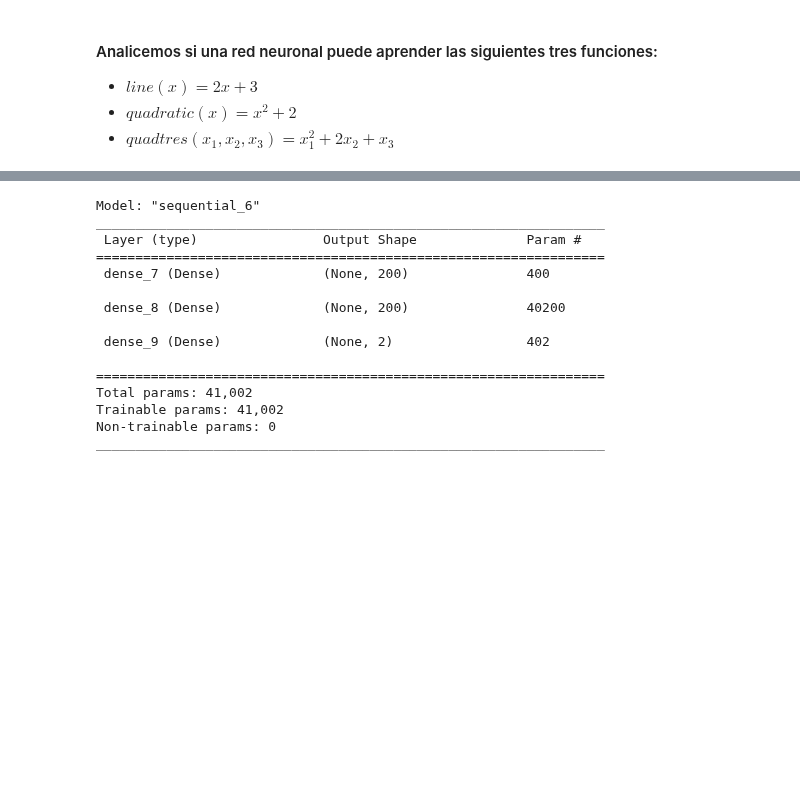
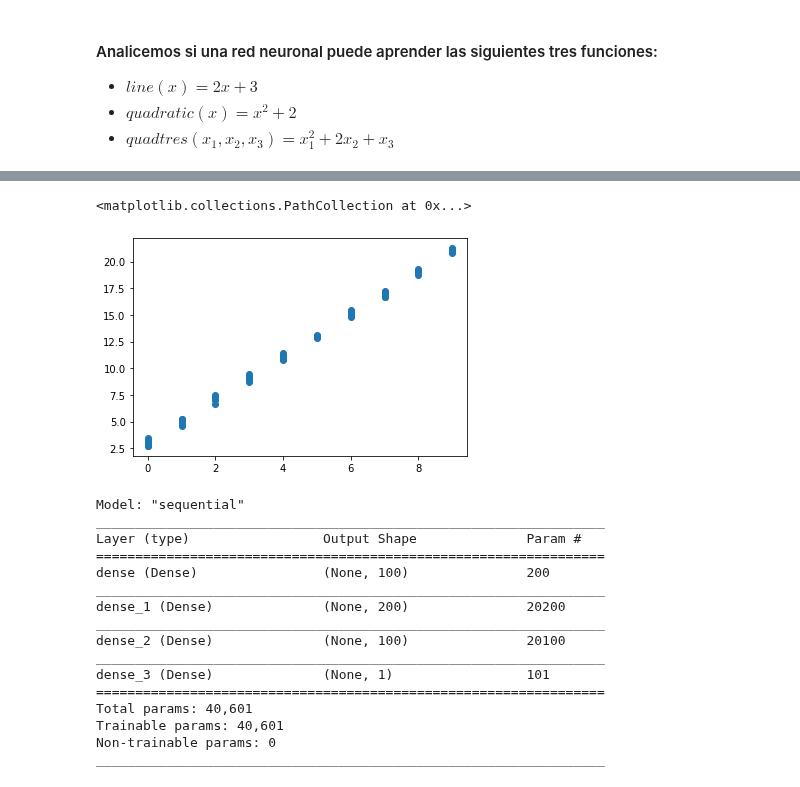
Before and after one commit to igomezv/DataScienceIntermedio, a Jupyter notebook: 4-1-Intro-a-redes-neuronales.ipynb, the cells around one changed output, grey strips where cells are left out. Cells and saved outputs as stored; diff of their text form; code cells hidden in the pictures; blank space fills up the shorter version.

```diff
--- a/4-1-Intro-a-redes-neuronales.ipynb
+++ b/4-1-Intro-a-redes-neuronales.ipynb
@@ -100,3 +105,12 @@ data.head(2)
+# %%
+plt.scatter(X, Y)
+
+
+###### Descomentar para el tercer caso
+#plt.plot(Y)
+# %% [output]
+<matplotlib.collections.PathCollection at 0x...>
+[figure, added]
 # %%
 from sklearn.model_selection import train_test_split
 scaler = StandardScaler()
@@ -109,41 +124,44 @@ X_val = scaler.transform(X_val.reshape(-1,1))
 # %%
-
-
 # Red neuronal
 model = K.models.Sequential()
+n_input = 1
+###### Para el tercer caso n_input = 3
+# n_input = 3
+hidden_1 = 100
+hidden_2 = 200
+hidden_3 =100
+n_output = 1
+
+# Input layer and first hidden layer.
+model.add(K.layers.Dense(hidden_1, input_dim=n_input, activation='relu'))
 # Hidden layers
-topology = [1,200,2]
-
-for i, nodes in enumerate(topology):
-    if i == 0:
-        model.add(K.layers.Dense(topology[1], input_dim=topology[0], activation='relu'))
-    elif i < len(topology)-2:
-        model.add(K.layers.Dense(topology[i+1], activation='relu'))
-    else:
-        model.add(K.layers.Dense(topology[i], activation='linear'))
+model.add(K.layers.Dense(hidden_2, activation='relu'))
+model.add(K.layers.Dense(hidden_3, activation='relu'))
+# Output layer
+model.add(K.layers.Dense(n_output, activation='linear'))
 optimizer = K.optimizers.Adam(learning_rate=0.0001)
 model.compile(optimizer=optimizer, loss='mean_squared_error')
 model.summary()
-
 
 callbacks = [K.callbacks.EarlyStopping(monitor='val_loss', mode='min',
                                        min_delta=0.0,
                                        patience=2,
                                        restore_best_weights=True)]
 # %% [output]
-Model: "sequential_6"
+Model: "sequential"
 _________________________________________________________________
- Layer (type)                Output Shape              Param #
+Layer (type)                 Output Shape              Param #
 =================================================================
- dense_7 (Dense)             (None, 200)               400
-
- dense_8 (Dense)             (None, 200)               40200
-
- dense_9 (Dense)             (None, 2)                 402
-
+dense (Dense)                (None, 100)               200
+_________________________________________________________________
+dense_1 (Dense)              (None, 200)               20200
+_________________________________________________________________
+dense_2 (Dense)              (None, 100)               20100
+_________________________________________________________________
+dense_3 (Dense)              (None, 1)                 101
 =================================================================
-Total params: 41,002
-Trainable params: 41,002
+Total params: 40,601
+Trainable params: 40,601
 Non-trainable params: 0
 _________________________________________________________________
 # %%
```
Also changed, not shown: parts of 32 cells of this notebook, 1 other file.
